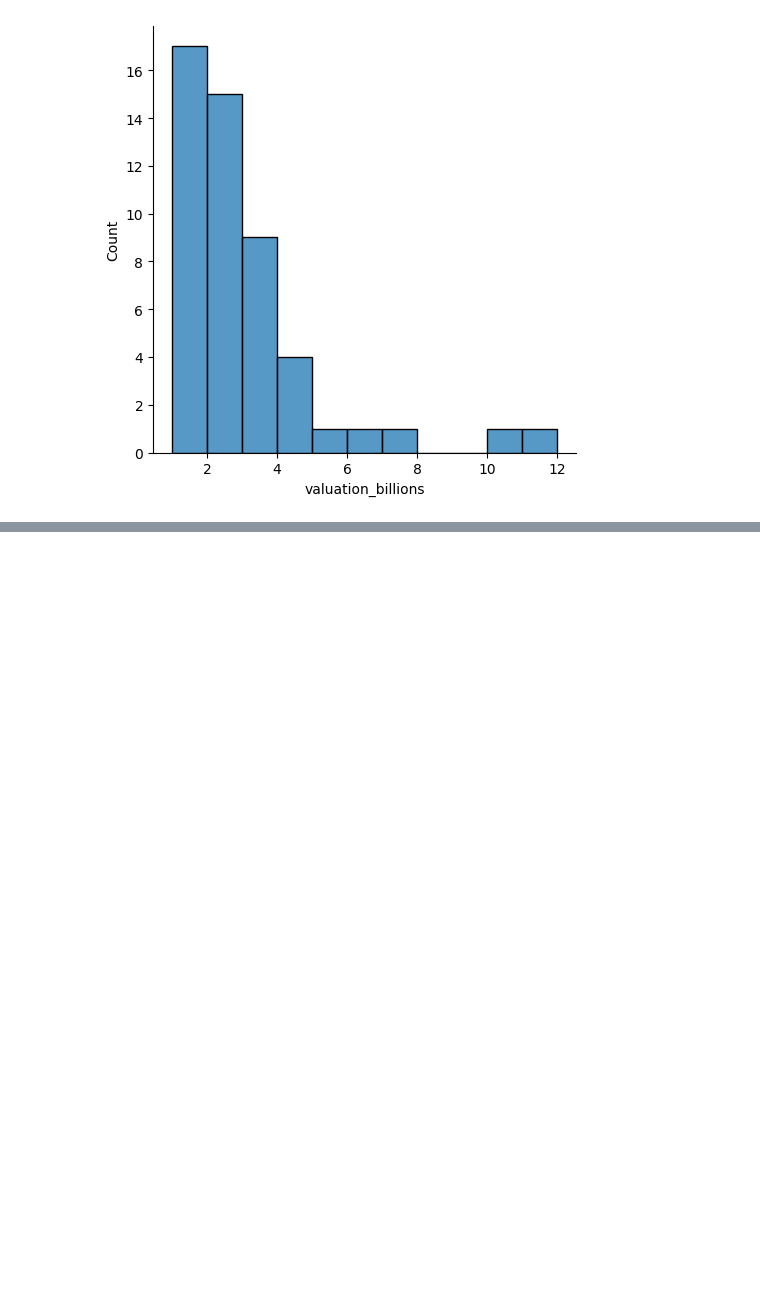
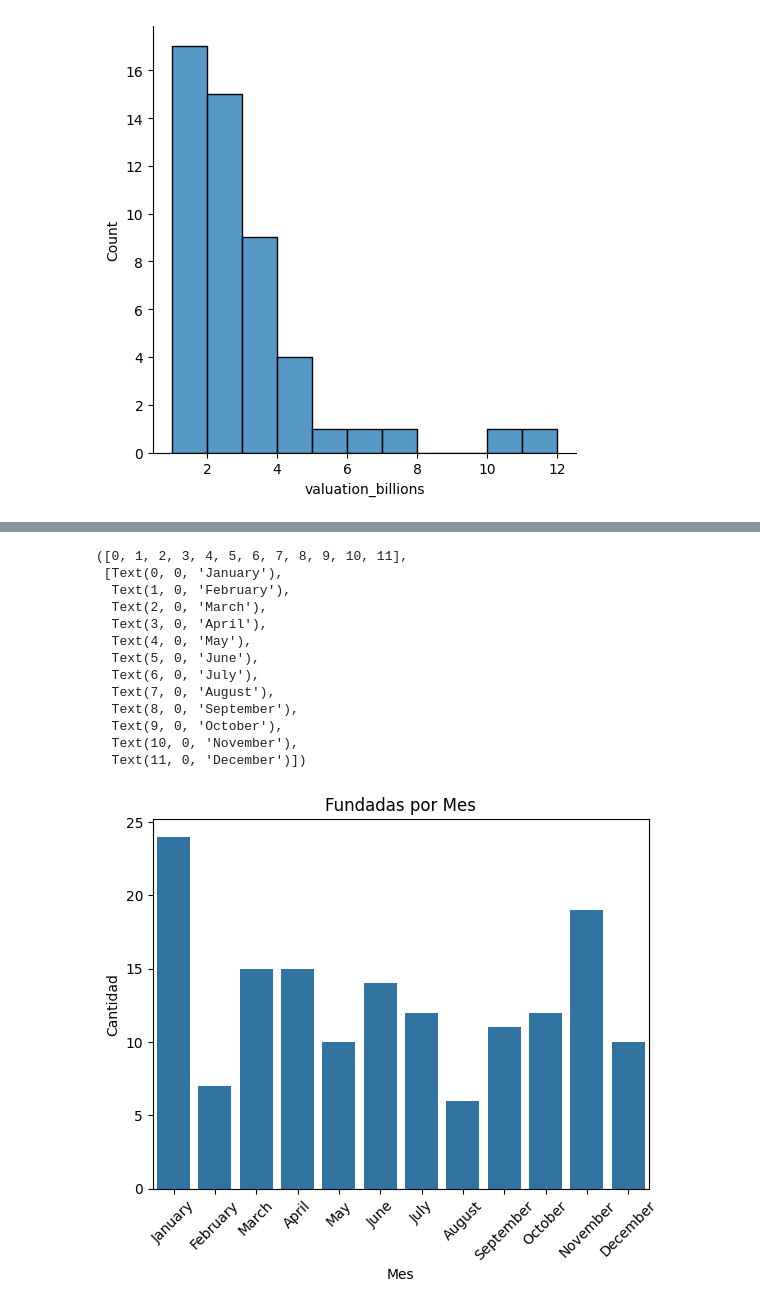
Before and after one commit to grigorow1974/Unicorns, a Jupyter notebook: Untitled-1.ipynb, the cells around one changed output, grey strips where cells are left out. Saved outputs shown, nothing was run; the diff lists cells and outputs as text; code cells hidden in the pictures; blank space fills up the shorter version.

```diff
--- a/Untitled-1.ipynb
+++ b/Untitled-1.ipynb
@@ -297,0 +631,59 @@ plt.show()
+# %%
+# Set the size of the plot.
+
+### YOUR CODE HERE ###
+
+#plt.figure(figsize=(12, 8))
+
+# Create bar plot to visualize number of companies that joined per interval for the year of interest.
+
+### YOUR CODE HERE ###
+
+grouped_data2 = companies_2015[['Month Joined']].groupby(['Month Joined']).size().reset_index(name='size')
+
+
+sns.barplot(data = grouped_data2, x = 'Month Joined', y = 'size', order = months)
+
+
+# Set the x-axis label.
+
+### YOUR CODE HERE ###
+
+plt.xlabel("Mes")
+
+# Set the y-axis label.
+
+### YOUR CODE HERE ###
+
+plt.ylabel("Cantidad")
+
+# Set the title.
+
+### YOUR CODE HERE ###
+
+plt.title("Fundadas por Mes")
+
+# Rotate labels on the x-axis as a way to avoid overlap in the positions of the text.
+
+### YOUR CODE HERE ###
+
+plt.xticks(rotation=45)
+
+# Display the plot.
+
+### YOUR CODE HERE ###
+# %% [output]
+([0, 1, 2, 3, 4, 5, 6, 7, 8, 9, 10, 11],
+ [Text(0, 0, 'January'),
+  Text(1, 0, 'February'),
+  Text(2, 0, 'March'),
+  Text(3, 0, 'April'),
+  Text(4, 0, 'May'),
+  Text(5, 0, 'June'),
+  Text(6, 0, 'July'),
+  Text(7, 0, 'August'),
+  Text(8, 0, 'September'),
+  Text(9, 0, 'October'),
+  Text(10, 0, 'November'),
+  Text(11, 0, 'December')])
+[figure, added]
```
Also changed, not shown: parts of 13 cells of this notebook.
